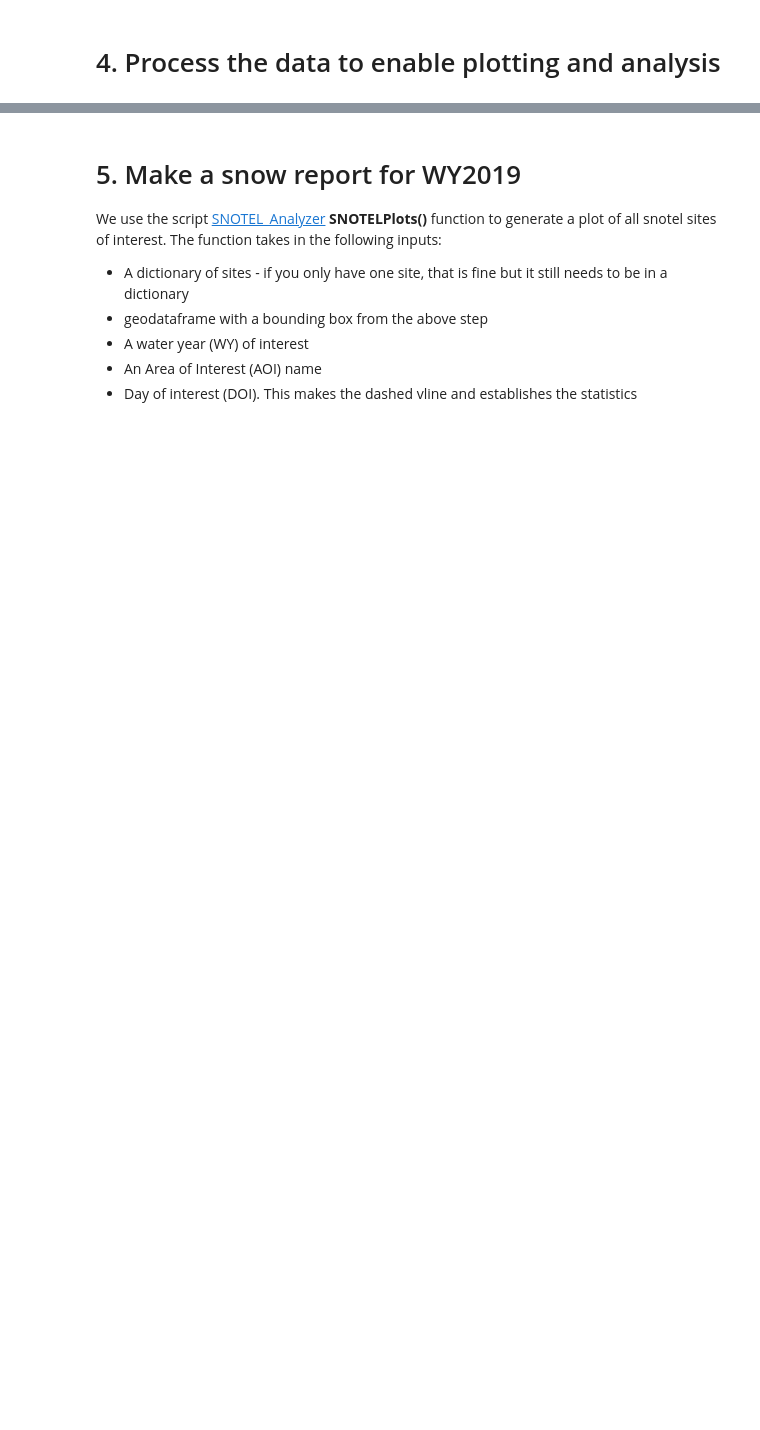
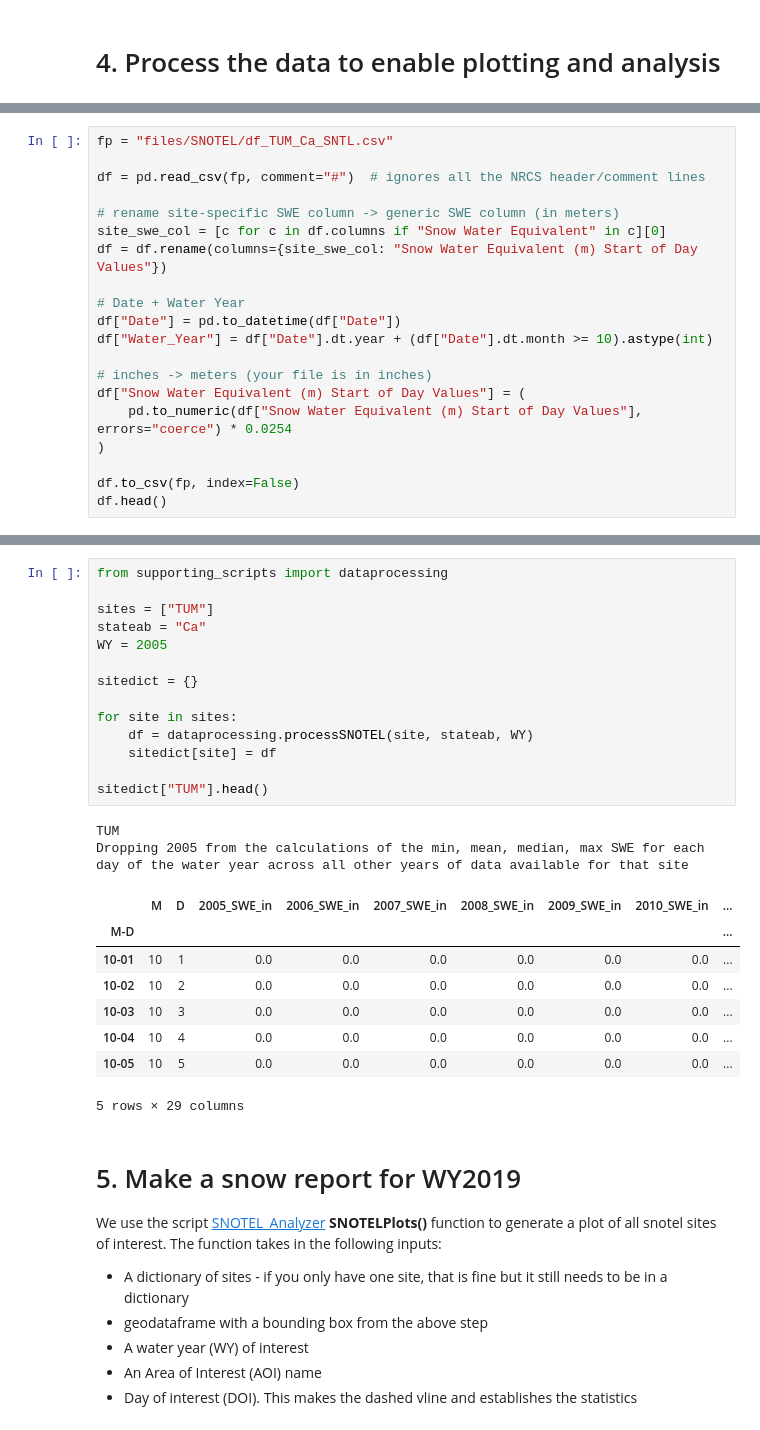
Before and after one commit to northjackson/Data-Acquisition-Processing-Analysis, a Jupyter notebook: SNOTEL.ipynb, the cells around one changed output, grey strips where cells are left out. Cells and saved outputs as stored; diff of their text form; blank space fills up the shorter version.

Commit message:
Worked on SNOTEL watershed analysis exercise

```diff
--- a/SNOTEL.ipynb
+++ b/SNOTEL.ipynb
@@ -167,0 +120,20 @@ FileNotFoundError: [Errno 2] No such file or directory: 'files/SNOTEL/df_TUM_Ca_
+# %%
+fp = "files/SNOTEL/df_TUM_Ca_SNTL.csv"
+
+df = pd.read_csv(fp, comment="#")  # ignores all the NRCS header/comment lines
+
+# rename site-specific SWE column -> generic SWE column (in meters)
+site_swe_col = [c for c in df.columns if "Snow Water Equivalent" in c][0]
+df = df.rename(columns={site_swe_col: "Snow Water Equivalent (m) Start of Day Values"})
+
+# Date + Water Year
+df["Date"] = pd.to_datetime(df["Date"])
+df["Water_Year"] = df["Date"].dt.year + (df["Date"].dt.month >= 10).astype(int)
+
+# inches -> meters (your file is in inches)
+df["Snow Water Equivalent (m) Start of Day Values"] = (
+    pd.to_numeric(df["Snow Water Equivalent (m) Start of Day Values"], errors="coerce") * 0.0254
+)
+
+df.to_csv(fp, index=False)
+df.head()
@@ -168,3 +147,28 @@ FileNotFoundError: [Errno 2] No such file or directory: 'files/SNOTEL/df_TUM_Ca_
+# %%
+from supporting_scripts import dataprocessing
+
+sites = ["TUM"]
+stateab = "Ca"
+WY = 2005
+
+sitedict = {}
+
+for site in sites:
+    df = dataprocessing.processSNOTEL(site, stateab, WY)
+    sitedict[site] = df
+
+sitedict["TUM"].head()
+# %% [output]
+TUM
+Dropping 2005 from the calculations of the min, mean, median, max SWE for each day of the water year across all other years of data available for that site
+|  | M | D | 2005_SWE_in | 2006_SWE_in | 2007_SWE_in | 2008_SWE_in | 2009_SWE_in | 2010_SWE_in | ... |
+| M-D |  |  |  |  |  |  |  |  | ... |
+| 10-01 | 10 | 1 | 0.0 | 0.0 | 0.0 | 0.0 | 0.0 | 0.0 | ... |
+| 10-02 | 10 | 2 | 0.0 | 0.0 | 0.0 | 0.0 | 0.0 | 0.0 | ... |
+| 10-03 | 10 | 3 | 0.0 | 0.0 | 0.0 | 0.0 | 0.0 | 0.0 | ... |
+| 10-04 | 10 | 4 | 0.0 | 0.0 | 0.0 | 0.0 | 0.0 | 0.0 | ... |
+| 10-05 | 10 | 5 | 0.0 | 0.0 | 0.0 | 0.0 | 0.0 | 0.0 | ... |
+5 rows × 29 columns
 # %% [markdown]
 # 5. Make a snow report for WY2019
 
```
Also changed, not shown: parts of 8 cells of this notebook, 4 other files.
